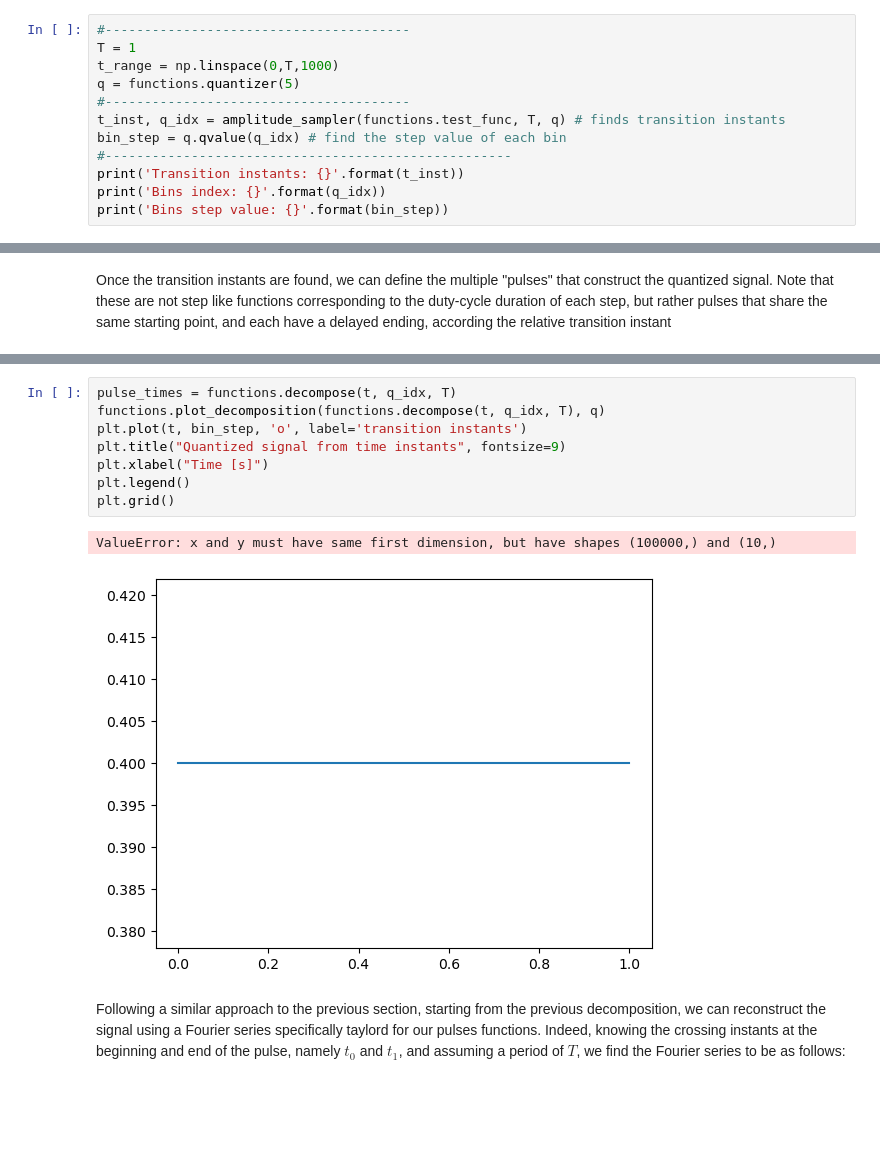
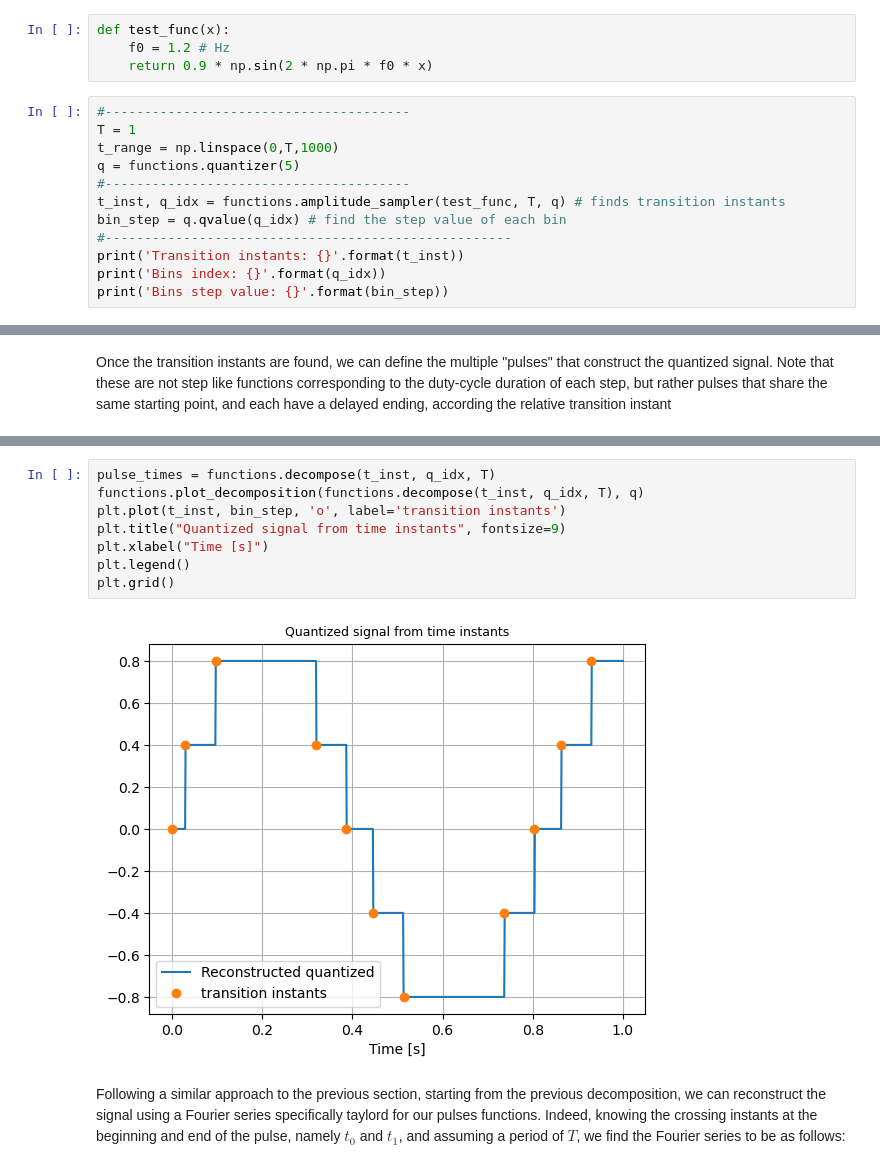
Before and after one commit to lindafabs/Semester-Project, a Jupyter notebook: Final_notebook.ipynb, the cells around one changed output, grey strips where cells are left out. Saved outputs shown, nothing was run; the diff lists cells and outputs as text; blank space fills up the shorter version.

```diff
--- a/Final_notebook.ipynb
+++ b/Final_notebook.ipynb
@@ -330,13 +327,17 @@ The amplitude sampler algorithm works following these steps:
 - if a transition has occurred, first determine the threshold value for the amplitude crossing, and then find the exact crossing time between the two neighbouring samples using the <code style="font-family: 'Courier New', monospace;">brentq </code>  optimizer from scipy
 # %% [markdown]
 Let's see how the amplitude sampler performs:
+# %%
+def test_func(x):
+    f0 = 1.2 # Hz
+    return 0.9 * np.sin(2 * np.pi * f0 * x)
 # %%
 #---------------------------------------
 T = 1
 t_range = np.linspace(0,T,1000)
 q = functions.quantizer(5)
 #---------------------------------------
-t_inst, q_idx = amplitude_sampler(functions.test_func, T, q) # finds transition instants
+t_inst, q_idx = functions.amplitude_sampler(test_func, T, q) # finds transition instants
 bin_step = q.qvalue(q_idx) # find the step value of each bin
 #----------------------------------------------------
 print('Transition instants: {}'.format(t_inst))
@@ -379,14 +382,13 @@ plt.show()
 # %%
-pulse_times = functions.decompose(t, q_idx, T)
-functions.plot_decomposition(functions.decompose(t, q_idx, T), q)
-plt.plot(t, bin_step, 'o', label='transition instants')
+pulse_times = functions.decompose(t_inst, q_idx, T)
+functions.plot_decomposition(functions.decompose(t_inst, q_idx, T), q)
+plt.plot(t_inst, bin_step, 'o', label='transition instants')
 plt.title("Quantized signal from time instants", fontsize=9)
 plt.xlabel("Time [s]")
 plt.legend()
 plt.grid()
 # %% [output]
-ValueError: x and y must have same first dimension, but have shapes (100000,) and (10,)
-[figure, old version]
+[figure, new version]
 # %% [markdown]
 Following a similar approach to the previous section, starting from the previous decomposition, we can reconstruct the signal using a Fourier series specifically taylord for our pulses functions. Indeed, knowing the crossing instants at the beginning and end of the pulse, namely $t_0$ and $t_1$, and assuming a period of $T$, we find the Fourier series to be as follows:
 # %% [markdown]
```
Also changed, not shown: parts of 14 cells of this notebook, 4 other files.
